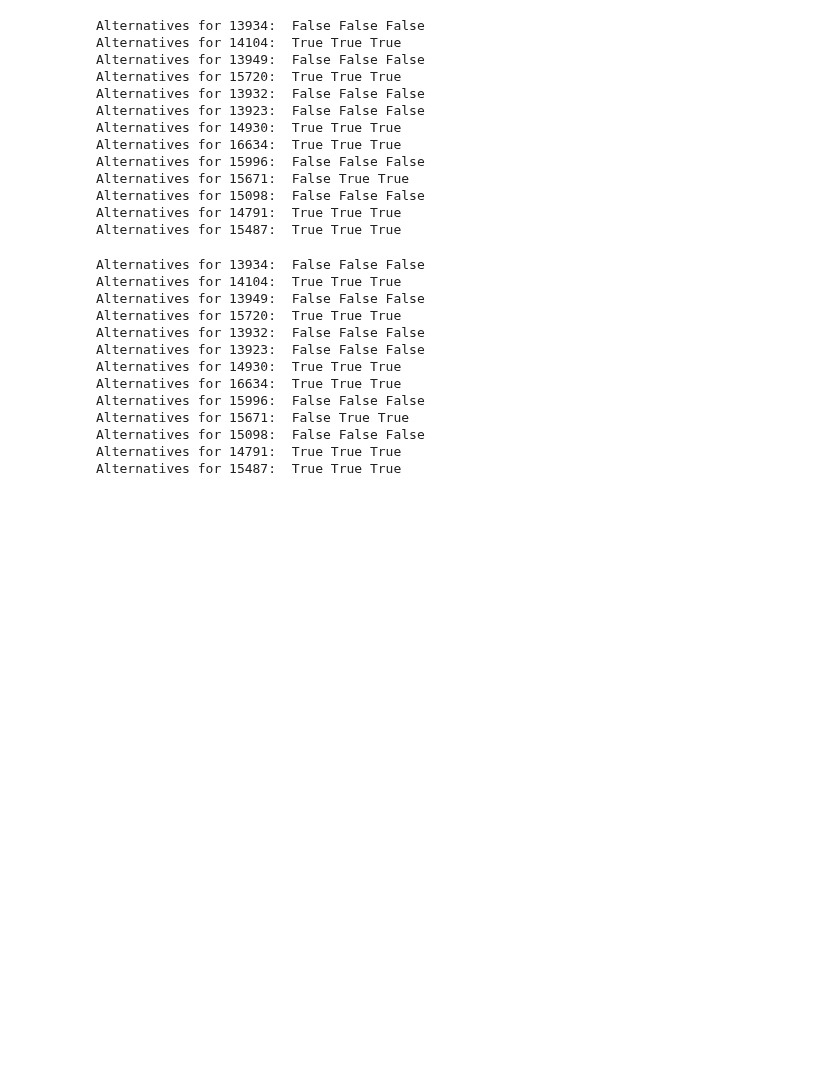
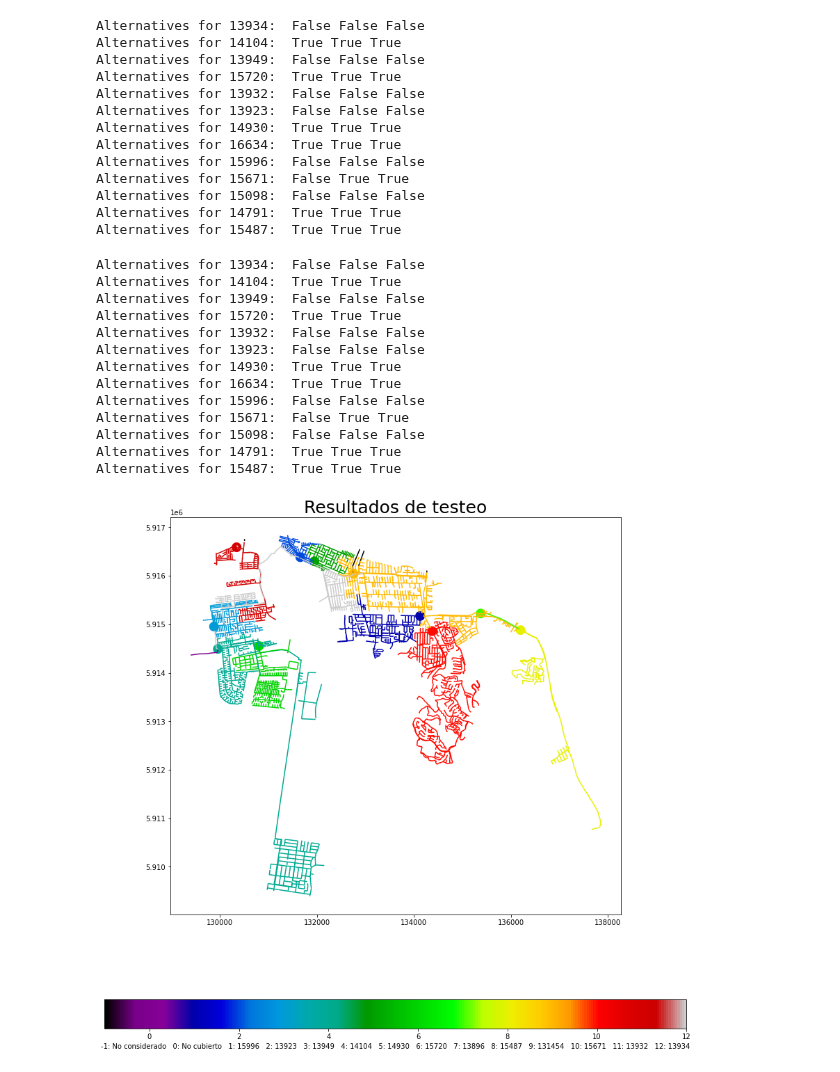
Before and after one commit to josebaboun/Alcantarillado-COVID, a Jupyter notebook: Otros archivos/testing.ipynb, the cells around one changed output. Saved outputs shown, nothing was run; the diff lists cells and outputs as text; code cells hidden in the pictures; blank space fills up the shorter version.

```diff
--- a/Otros archivos/testing.ipynb
+++ b/Otros archivos/testing.ipynb
@@ -344,3 +341,7 @@ Alternatives for 15671:  False True True
 Alternatives for 15098:  False False False
 Alternatives for 14791:  True True True
 Alternatives for 15487:  True True True
+# %%
+plot_sample_no_intersections(G, [0] * N, sample[::-1] , geometry, _id, "map_orig")
+# %% [output]
+[figure, added]
```
Also changed, not shown: parts of 15 cells of this notebook, 4 other files.
